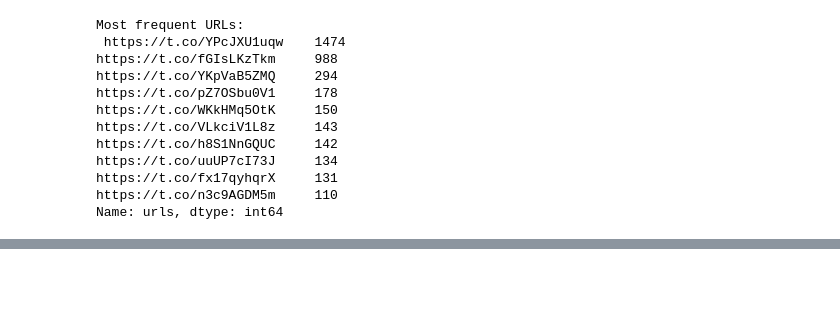
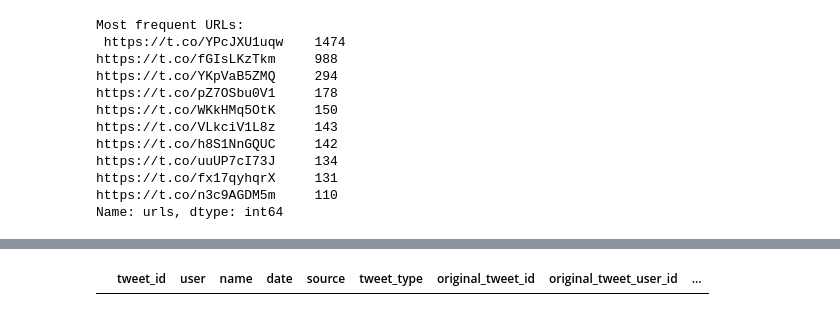
Before and after one commit to RU-Insane/Twitter-Search-Application, a Jupyter notebook: starter-code.ipynb, the cells around one changed output, grey strips where cells are left out. Saved outputs shown, nothing was run; the diff lists cells and outputs as text; code cells hidden in the pictures; blank space fills up the shorter version.

```diff
--- a/starter-code.ipynb
+++ b/starter-code.ipynb
@@ -104,0 +248,4 @@ Name: text, dtype: float64
+# %%
+df_t[df_t['retweet_count'] != 0]
+# %% [output]
+|  | tweet_id | user | name | date | source | tweet_type | original_tweet_id | original_tweet_user_id | ... |
```
Also changed, not shown: parts of 18 cells of this notebook.
